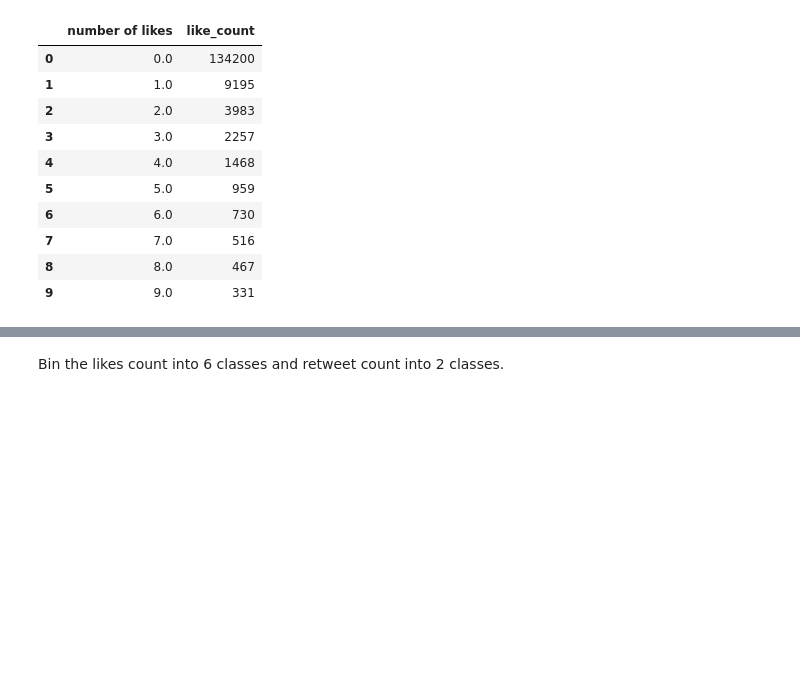
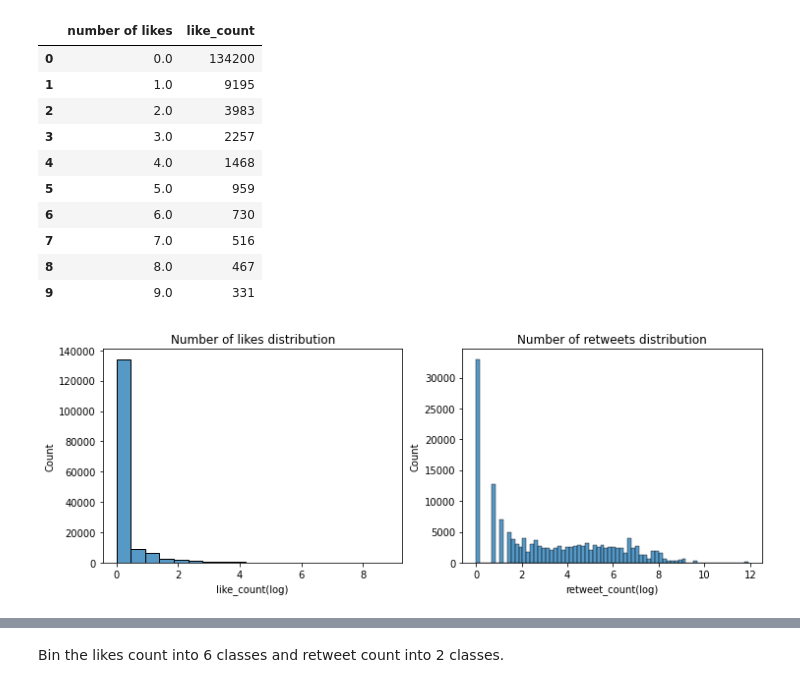
Before and after one commit to Jenniferlyx/si670finalproject, a Jupyter notebook: Two phrase model.ipynb, the cells around one changed output, grey strips where cells are left out. Drawn from its saved outputs; the diff is of its cells as text; code cells hidden in the pictures; blank space fills up the shorter version.

```diff
--- a/Two phrase model.ipynb
+++ b/Two phrase model.ipynb
@@ -87,6 +88,15 @@ count_dist.head(10)
 | 7 | 7.0 | 516 |
 | 8 | 8.0 | 467 |
 | 9 | 9.0 | 331 |
+# %%
+fig, (ax1, ax2) = plt.subplots(1, 2, figsize=(12, 4))
+ax1.set(title='Number of likes distribution')
+ax2.set(title='Number of retweets distribution')
+sns.histplot(ax=ax1, data=data, x='like_count(log)')
+sns.histplot(ax=ax2, data=data, x='retweet_count(log)')
+plt.savefig("result/dist.png")
+# %% [output]
+[figure, added]
 # %%
 print(data[data['like_count'] == 0].shape[0])
 print(data[data['like_count'] == 1].shape[0])
```
Also changed, not shown: parts of 28 cells of this notebook, 1 other file.
